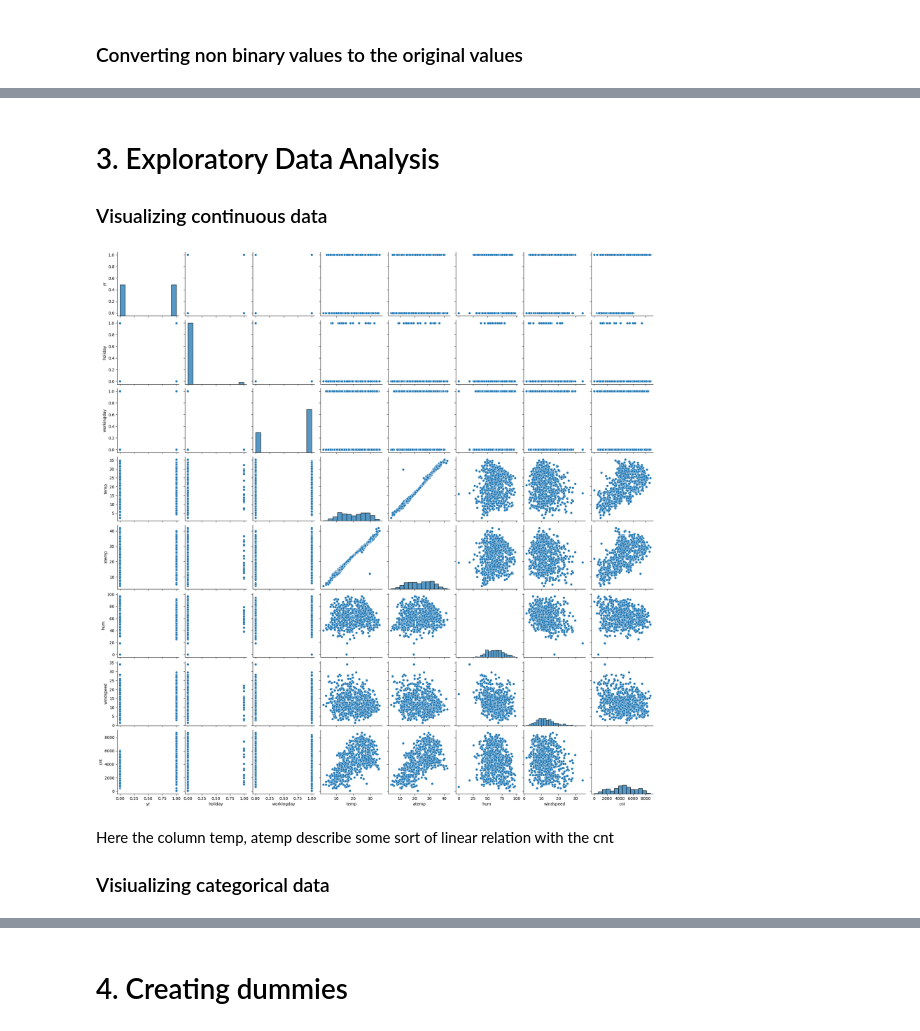
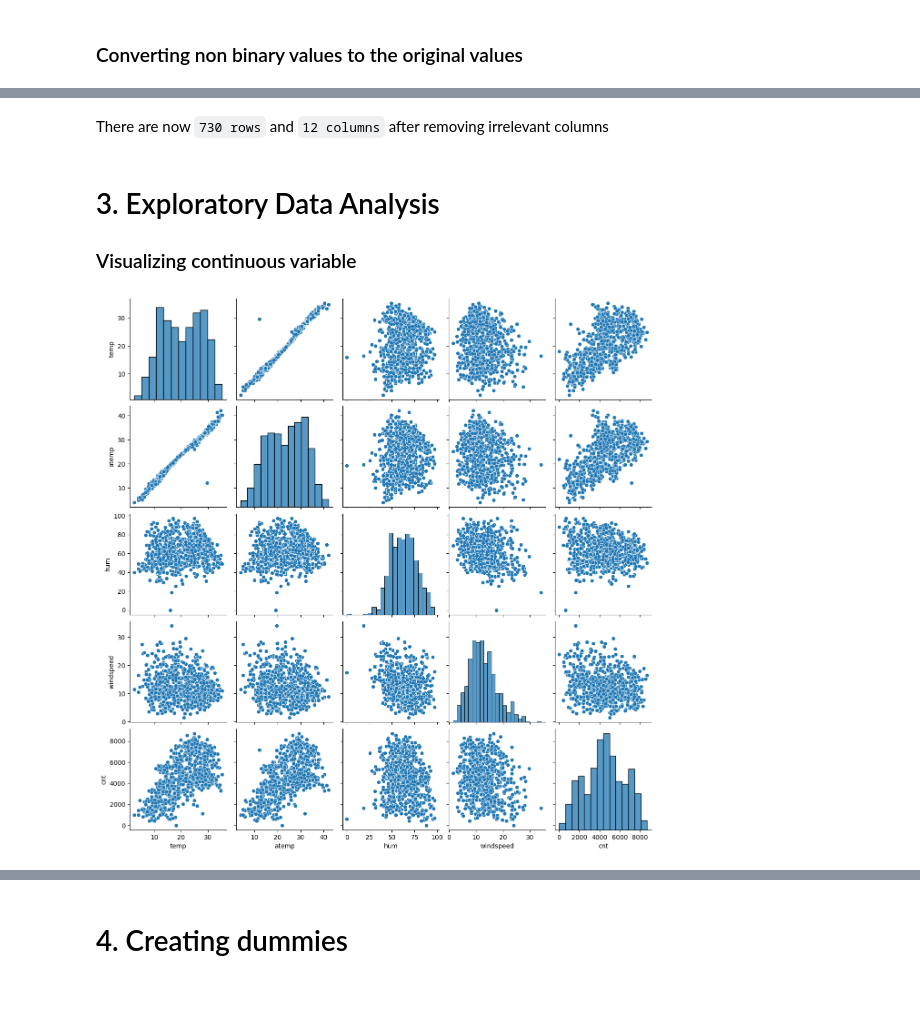
Before and after one commit to philipfranklin/BikeSharingAssignment, a Jupyter notebook: bikesSharing.ipynb, the cells around one changed output, grey strips where cells are left out. Saved outputs shown, nothing was run; the diff lists cells and outputs as text; code cells hidden in the pictures; blank space fills up the shorter version.

```diff
--- a/bikesSharing.ipynb
+++ b/bikesSharing.ipynb
@@ -78,12 +103,11 @@ df.head(2)
+# %% [markdown]
+There are now `730 rows` and `12 columns` after removing irrelevant columns
 # %% [markdown]
 # 3. Exploratory Data Analysis
 
-### Visualizing continuous data
+### Visualizing continuous variable
-# %%
-sns.pairplot(df);
-# %% [output]
-[figure, removed]
-# %% [markdown]
-Here the column temp, atemp describe some sort of linear relation with the cnt
-
-### Visiualizing categorical data
+# %%
+sns.pairplot(data=df, vars=['temp', 'atemp', 'hum', 'windspeed', 'cnt']);
+plt.show()
+# %% [output]
+[figure, added]
```
Also changed, not shown: parts of 101 cells of this notebook.
